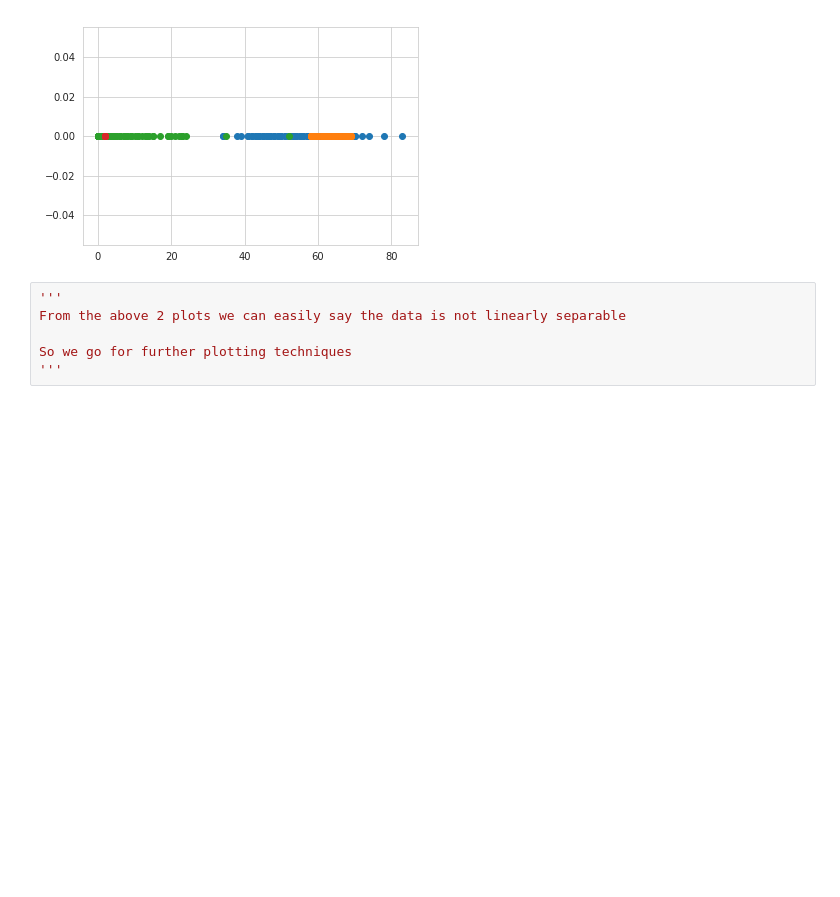
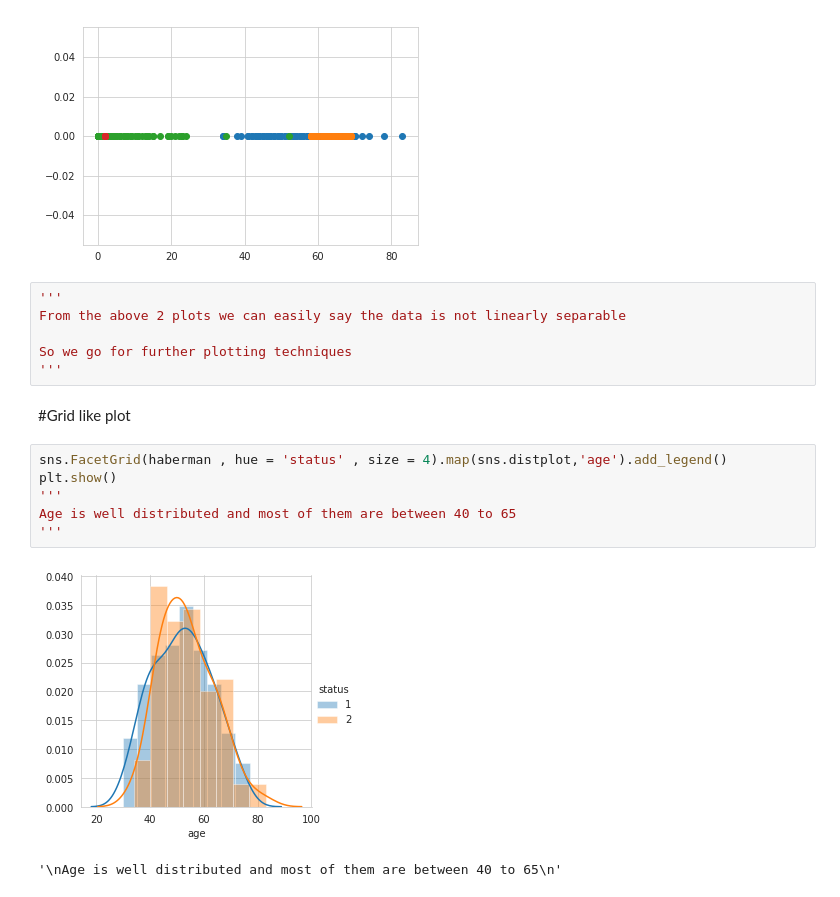
Before and after one commit to TheMLEngineer/Machine-Learning-Assignments, a Jupyter notebook: EDA.ipynb, the cells around one changed output. Cells and saved outputs as stored; diff of their text form; blank space fills up the shorter version.

```diff
--- a/EDA.ipynb
+++ b/EDA.ipynb
@@ -273,3 +273,14 @@ From the above 2 plots we can easily say the data is not linearly separable
 
 So we go for further plotting techniques
 '''
+# %% [markdown]
+#Grid like plot
+# %%
+sns.FacetGrid(haberman , hue = 'status' , size = 4).map(sns.distplot,'age').add_legend()
+plt.show()
+'''
+Age is well distributed and most of them are between 40 to 65
+'''
+# %% [output]
+[figure, added]
+'\nAge is well distributed and most of them are between 40 to 65\n'
```
Also changed, not shown: parts of 2 cells of this notebook.
